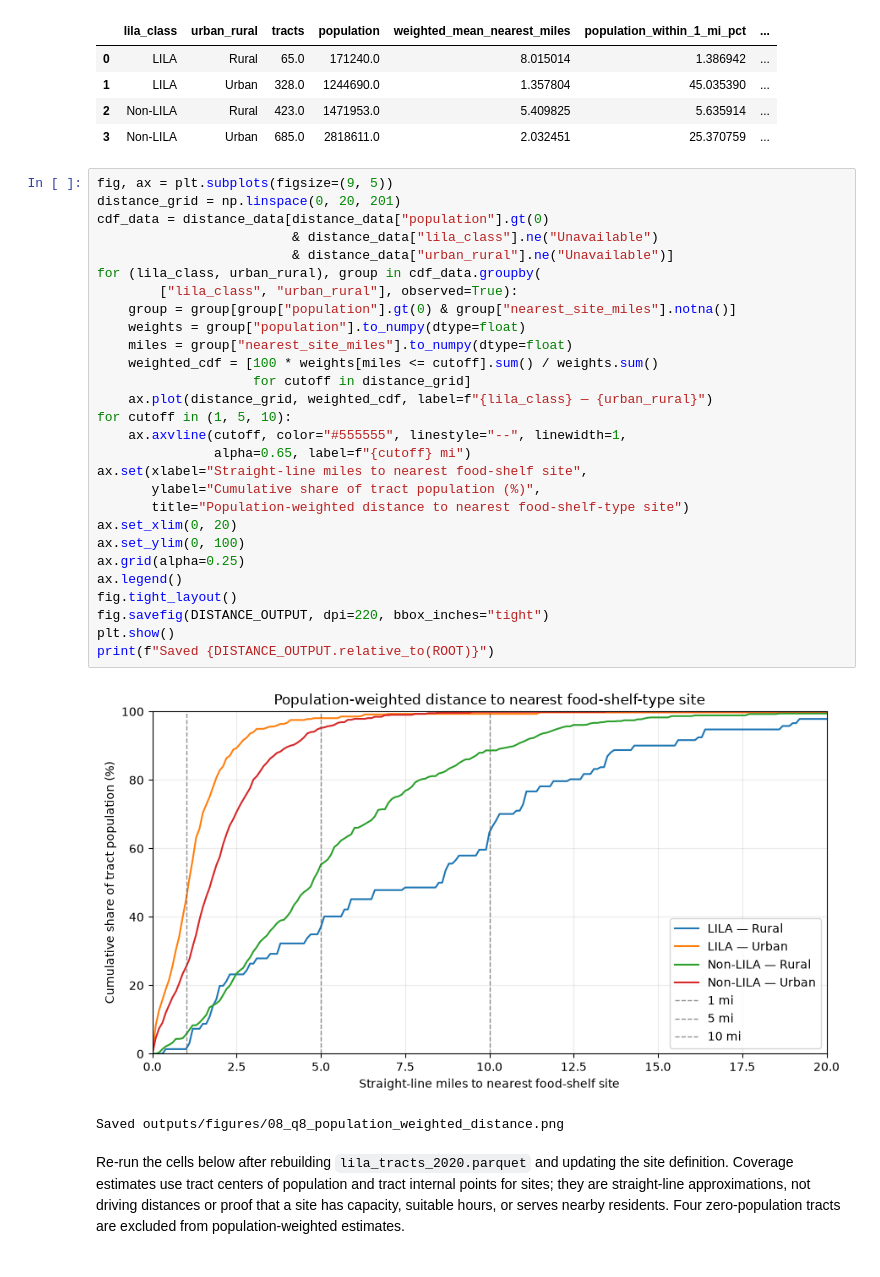
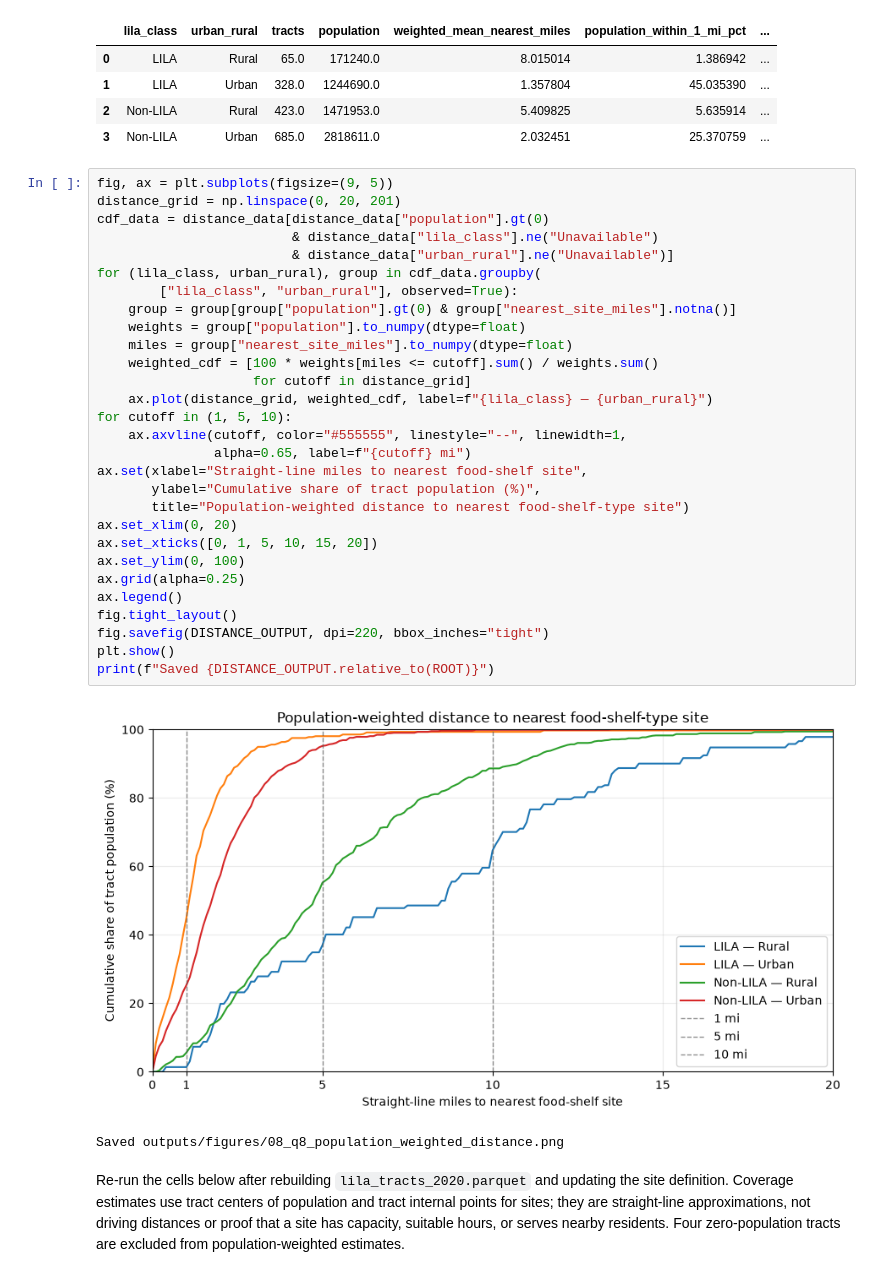
Before and after one commit to dhyan95/MinneMUDAC, a Jupyter notebook: notebooks/q8_exploration.ipynb, the cells around one changed output. Saved outputs shown, nothing was run; the diff lists cells and outputs as text.

Commit message:
Show 1-mile Q8 chart tick
Co-authored-by: Copilot App <223556219+Copilot@users.noreply.github.com>

```diff
--- a/notebooks/q8_exploration.ipynb
+++ b/notebooks/q8_exploration.ipynb
@@ -411,33 +411,34 @@ coverage
 # %%
 fig, ax = plt.subplots(figsize=(9, 5))
 distance_grid = np.linspace(0, 20, 201)
 cdf_data = distance_data[distance_data["population"].gt(0)
                          & distance_data["lila_class"].ne("Unavailable")
                          & distance_data["urban_rural"].ne("Unavailable")]
 for (lila_class, urban_rural), group in cdf_data.groupby(
         ["lila_class", "urban_rural"], observed=True):
     group = group[group["population"].gt(0) & group["nearest_site_miles"].notna()]
     weights = group["population"].to_numpy(dtype=float)
     miles = group["nearest_site_miles"].to_numpy(dtype=float)
     weighted_cdf = [100 * weights[miles <= cutoff].sum() / weights.sum()
                     for cutoff in distance_grid]
     ax.plot(distance_grid, weighted_cdf, label=f"{lila_class} — {urban_rural}")
 for cutoff in (1, 5, 10):
     ax.axvline(cutoff, color="#555555", linestyle="--", linewidth=1,
                alpha=0.65, label=f"{cutoff} mi")
 ax.set(xlabel="Straight-line miles to nearest food-shelf site",
        ylabel="Cumulative share of tract population (%)",
        title="Population-weighted distance to nearest food-shelf-type site")
 ax.set_xlim(0, 20)
+ax.set_xticks([0, 1, 5, 10, 15, 20])
 ax.set_ylim(0, 100)
 ax.grid(alpha=0.25)
 ax.legend()
 fig.tight_layout()
 fig.savefig(DISTANCE_OUTPUT, dpi=220, bbox_inches="tight")
 plt.show()
 print(f"Saved {DISTANCE_OUTPUT.relative_to(ROOT)}")
 # %% [output]
-[figure, old version]
+[figure, new version]
 Saved outputs/figures/08_q8_population_weighted_distance.png
 # %% [markdown]
 Re-run the cells below after rebuilding `lila_tracts_2020.parquet` and updating the site definition. Coverage estimates use tract centers of population and tract internal points for sites; they are straight-line approximations, not driving distances or proof that a site has capacity, suitable hours, or serves nearby residents. Four zero-population tracts are excluded from population-weighted estimates.
```
Also changed, not shown: 1 other file.
